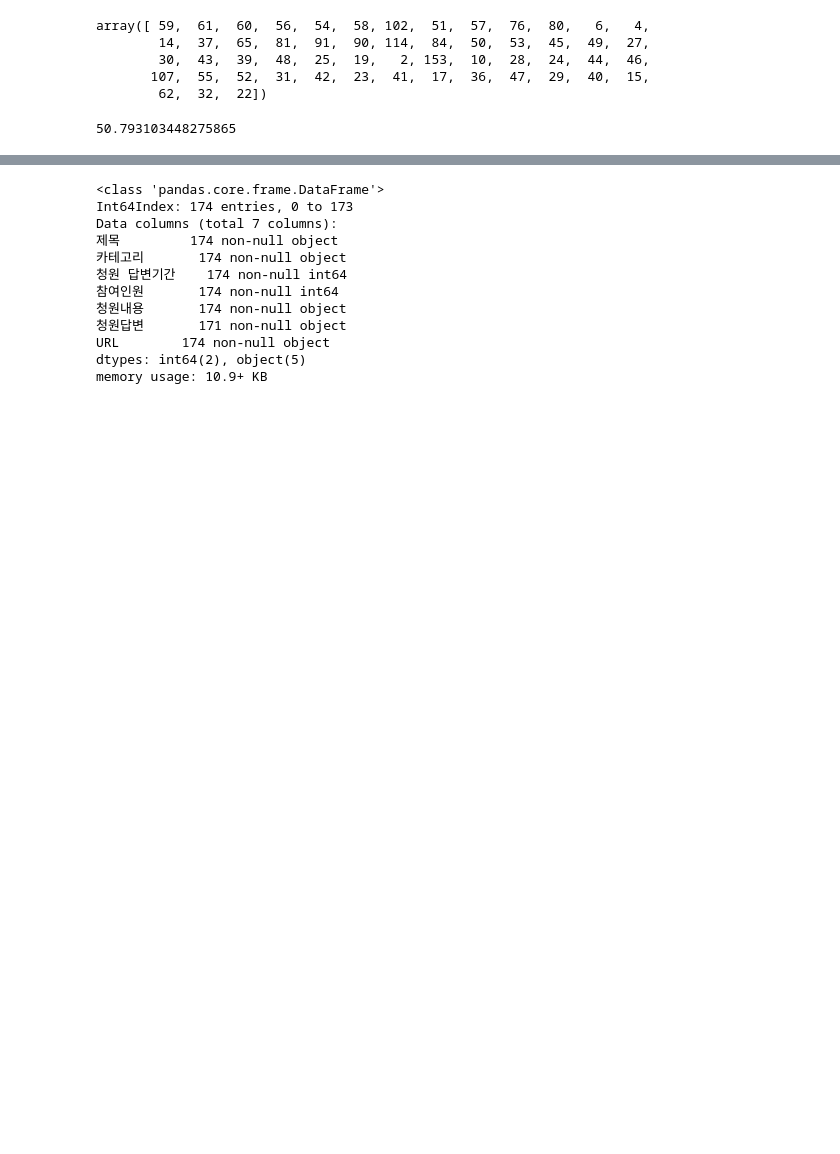
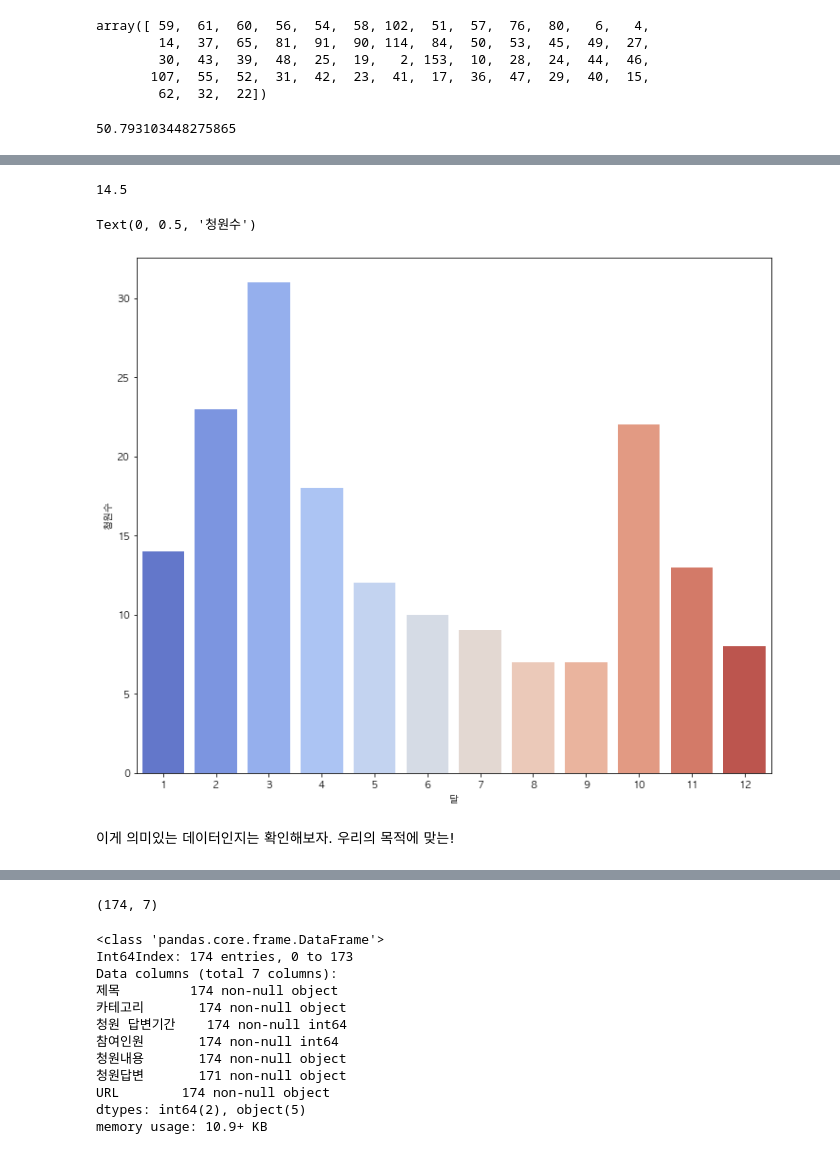
Before and after one commit to givemetarte/superhotpot, a Jupyter notebook: Intro to Data Science/청와대 청원 데이터 분석.ipynb, the cells around one changed output, grey strips where cells are left out. Saved outputs shown, nothing was run; the diff lists cells and outputs as text; code cells hidden in the pictures; blank space fills up the shorter version.

```diff
--- a/Intro to Data Science/청와대 청원 데이터 분석.ipynb
+++ b/Intro to Data Science/청와대 청원 데이터 분석.ipynb
@@ -270,0 +279,3 @@ petition[(petition['청원 답변기간'] == 2) | (petition['청원 답변기간
+# %%
+petition_month = petition.groupby('달')['제목'].count()
+petition_month
@@ -271,3 +297,21 @@ petition[(petition['청원 답변기간'] == 2) | (petition['청원 답변기간
+# %%
+petition_month = petition_month.reset_index()
+# %%
+# 월별 평균 청원수가 14.5
+petition_month['제목'].mean()
+# %% [output]
+14.5
+# %%
+plt.figure(figsize=(12,10))
+# plt.xticks(rotation = 45 )
+# order = petition_cate.sort_values('참여인원', ascending=False).index
+ax = sns.barplot("달", y='제목', data=petition_month, palette="coolwarm")
+ax.set_ylabel('청원수')
+# %% [output]
+Text(0, 0.5, '청원수')
+[figure, added]
+# %% [markdown]
+이게 의미있는 데이터인지는 확인해보자. 우리의 목적에 맞는!
 # %%
 columns = ['제목','카테고리','청원 답변기간','참여인원','청원내용','청원답변','URL']
 petition = petition[columns]
@@ -279,6 +323,10 @@ petition.head()
 | 2 | 세월호 전면재수사 | 기타 | 61 | 216118 | 저는 세월호 희생자 단원고 2학년 6반 순범이 큰 누나 입니... | 안녕하십니까. 시민참여비서관 이기헌입니다. 「세월호 참사 전... | https://www1.president.go.kr/peti... |
 | 3 | 자가격리를 어기고 제주도 4박5일 여행.미국유학생 강남구 *... | 행정 | 59 | 207563 | 2주 자가격리를 어기고 제주도 4박5일 여행을 다녀온 강남구... | 안녕하십니까. 사회정책비서관 정동일입니다. 오늘은 <수출용 ... | https://www1.president.go.kr/peti... |
 | 4 | 수출용 코로나19 진단키트 이름을 독도로 해주세요 | 기타 | 61 | 385617 | 지금 우리나라뿐 아니라 모든 나라가 코로나19사태로 어려움을... | 안녕하십니까. 사회정책비서관 정동일입니다. 오늘은 <수출용 ... | https://www1.president.go.kr/peti... |
+# %%
+petition.shape
+# %% [output]
+(174, 7)
 # %%
 petition.info()
 # %% [output]
```
Also changed, not shown: parts of 35 cells of this notebook.
